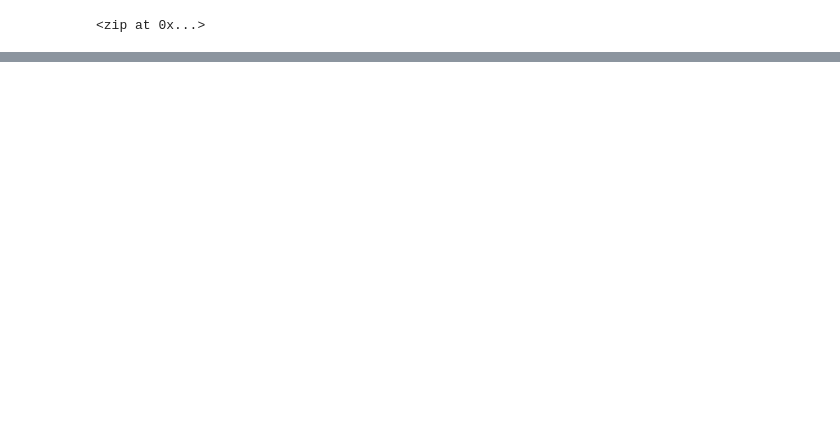
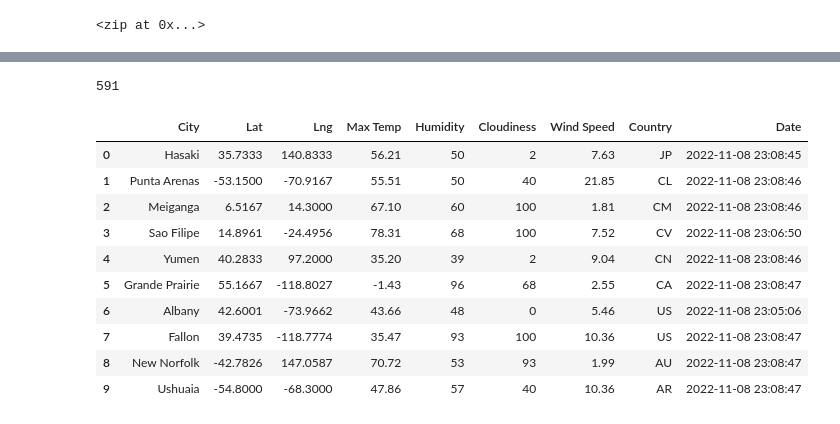
Before and after one commit to djaiello/World_Weather_Analysis, a Jupyter notebook: WeatherPy.ipynb, the cells around one changed output, grey strips where cells are left out. Cells and saved outputs as stored; diff of their text form; code cells hidden in the pictures; blank space fills up the shorter version.

```diff
--- a/WeatherPy.ipynb
+++ b/WeatherPy.ipynb
@@ -53,0 +144,21 @@ len(cities)
+# %%
+# Check # of records in the list of city weather data
+len(city_data)
+# %% [output]
+591
+# %%
+# Convert the array of dictionaries to a Pandas DataFrame.
+city_data_df = pd.DataFrame(city_data)
+city_data_df.head(10)
+# %% [output]
+|  | City | Lat | Lng | Max Temp | Humidity | Cloudiness | Wind Speed | Country | Date |
+| 0 | Hasaki | 35.7333 | 140.8333 | 56.21 | 50 | 2 | 7.63 | JP | 2022-11-08 23:08:45 |
+| 1 | Punta Arenas | -53.1500 | -70.9167 | 55.51 | 50 | 40 | 21.85 | CL | 2022-11-08 23:08:46 |
+| 2 | Meiganga | 6.5167 | 14.3000 | 67.10 | 60 | 100 | 1.81 | CM | 2022-11-08 23:08:46 |
+| 3 | Sao Filipe | 14.8961 | -24.4956 | 78.31 | 68 | 100 | 7.52 | CV | 2022-11-08 23:06:50 |
+| 4 | Yumen | 40.2833 | 97.2000 | 35.20 | 39 | 2 | 9.04 | CN | 2022-11-08 23:08:46 |
+| 5 | Grande Prairie | 55.1667 | -118.8027 | -1.43 | 96 | 68 | 2.55 | CA | 2022-11-08 23:08:47 |
+| 6 | Albany | 42.6001 | -73.9662 | 43.66 | 48 | 0 | 5.46 | US | 2022-11-08 23:05:06 |
+| 7 | Fallon | 39.4735 | -118.7774 | 35.47 | 93 | 100 | 10.36 | US | 2022-11-08 23:08:47 |
+| 8 | New Norfolk | -42.7826 | 147.0587 | 70.72 | 53 | 93 | 1.99 | AU | 2022-11-08 23:08:47 |
+| 9 | Ushuaia | -54.8000 | -68.3000 | 47.86 | 57 | 40 | 10.36 | AR | 2022-11-08 23:08:47 |
```
Also changed, not shown: parts of 6 cells of this notebook, 2 other files.
